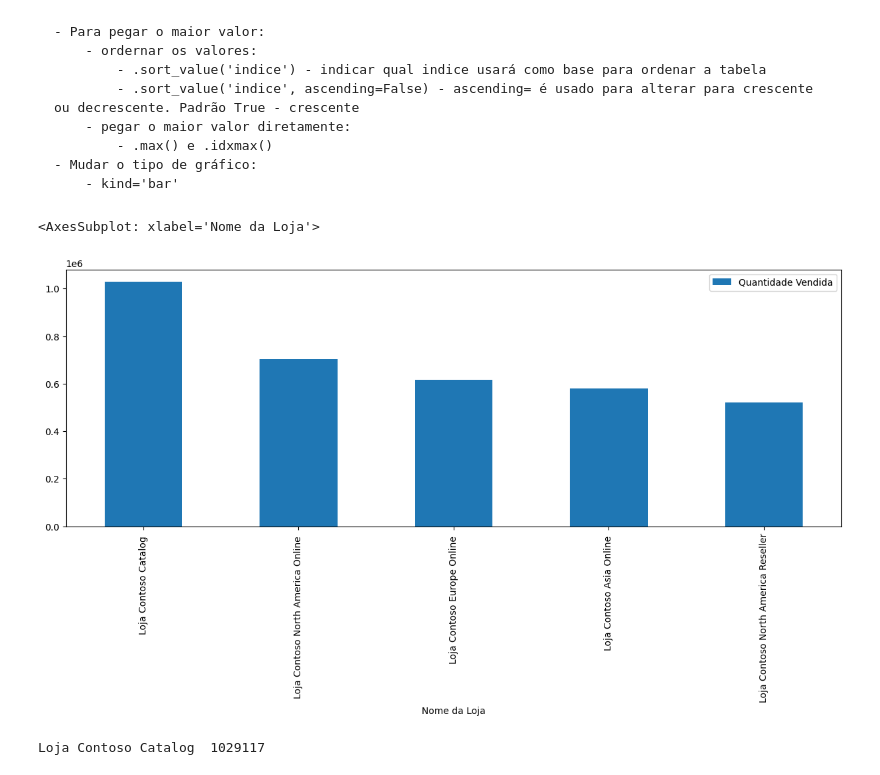
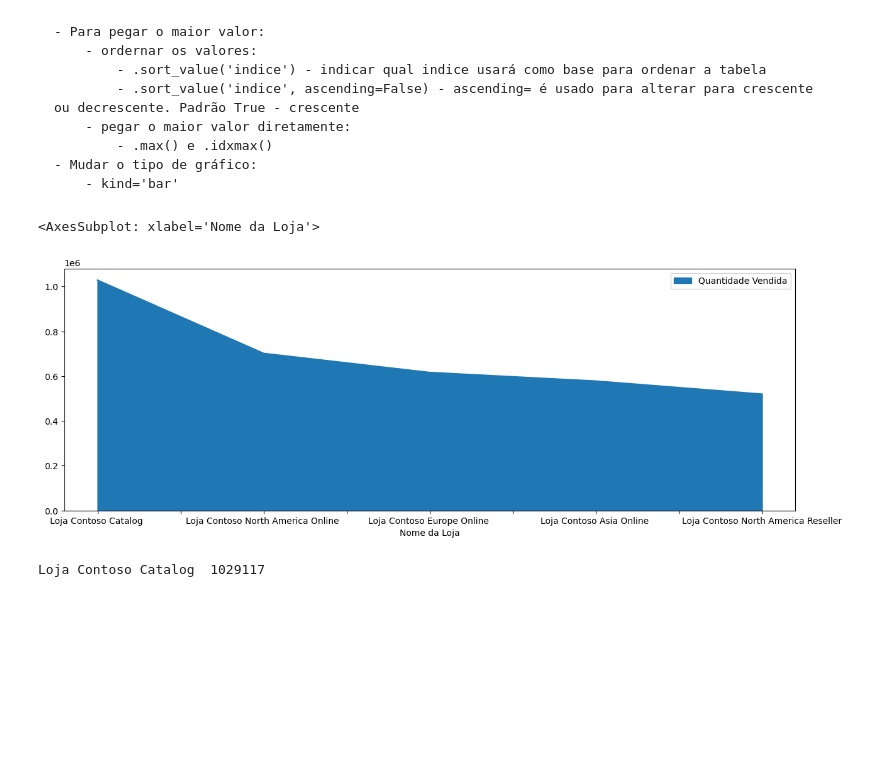
Before and after one commit to LeonardoHenke/Projetos-Python, a Jupyter notebook: Pandas/Analise_pandas2.ipynb, the cells around one changed output. Drawn from its saved outputs; the diff is of its cells as text; code cells hidden in the pictures; blank space fills up the shorter version.

```diff
--- a/Pandas/Analise_pandas2.ipynb
+++ b/Pandas/Analise_pandas2.ipynb
@@ -83,10 +83,10 @@ soma_venda_loja
 # %%
 # ordenando os valores:
 soma_venda_loja = soma_venda_loja.sort_values('Quantidade Vendida', ascending=False)
-soma_venda_loja[:5].plot(figsize=(15, 5), kind='bar')
+soma_venda_loja[:5].plot(figsize=(15, 5), kind='area')
 # %% [output]
 <AxesSubplot: xlabel='Nome da Loja'>
-[figure, old version]
+[figure, new version]
 # %%
 # maior valor:
 valor_loja_mais_vendeu = soma_venda_loja['Quantidade Vendida'].max()
```
Also changed, not shown: 1 other file.
